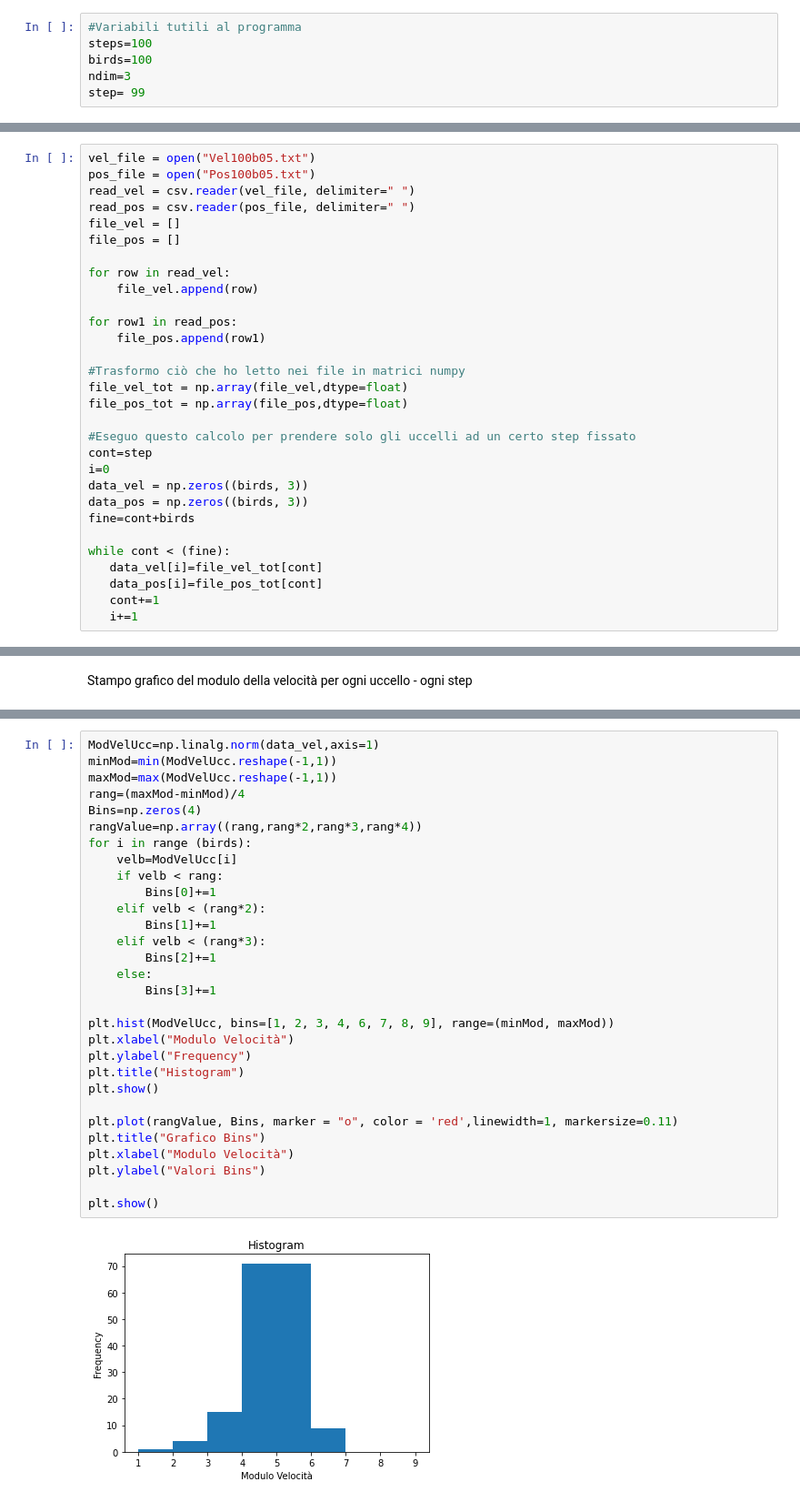
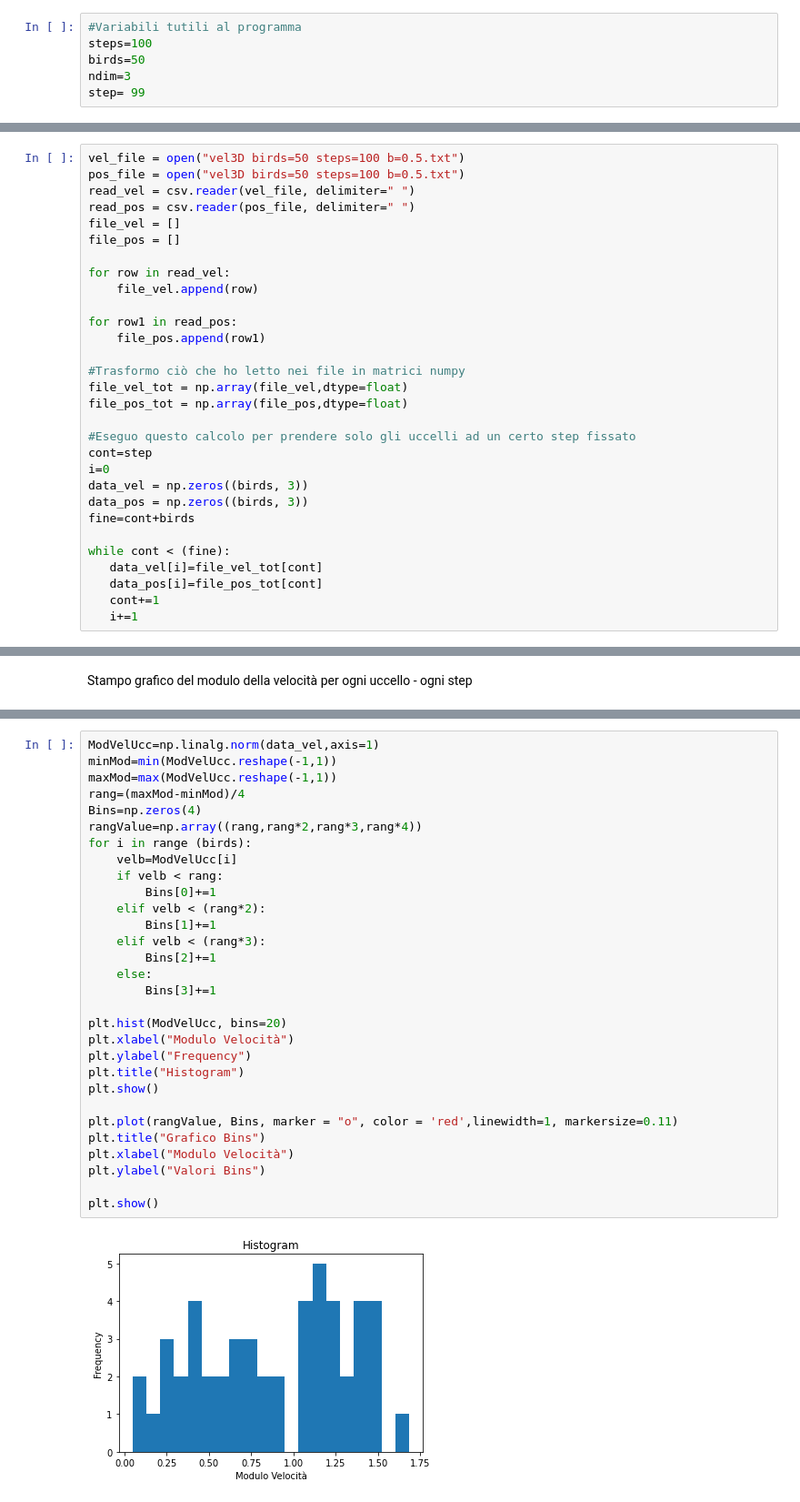
Before and after one commit to unibo-niccolotonin/Esame-Sistemi-Complessi-Stormi, a Jupyter notebook: FlockingCalcoli (3).ipynb, the cells around one changed output, grey strips where cells are left out. Shown at 91% size. Drawn from its saved outputs; the diff is of its cells as text.

```diff
--- a/FlockingCalcoli (3).ipynb
+++ b/FlockingCalcoli (3).ipynb
@@ -13,7 +13,7 @@ import seaborn as sns
 # %%
 #Variabili tutili al programma
 steps=100
-birds=100
+birds=50
 ndim=3
 step= 99
 # %% [markdown]
@@ -21,8 +21,8 @@ Dai file di testo, prodotti dal programmi precedenti, leggo le velocità e le po
 Si ricordi di modificare sempre il nome del file di cui si sta leggendo, il numero degli uccelli, numero di steps usati e step di riferimento, per poter eseguire i calcoli.
 Nei file di testo ogni n righe (n=birds) rappresenta un singolo step.
 # %%
-vel_file = open("Vel100b05.txt")
-pos_file = open("Pos100b05.txt")
+vel_file = open("vel3D birds=50 steps=100 b=0.5.txt")
+pos_file = open("vel3D birds=50 steps=100 b=0.5.txt")
 read_vel = csv.reader(vel_file, delimiter=" ")
 read_pos = csv.reader(pos_file, delimiter=" ")
 file_vel = []
@@ -230,32 +230,32 @@ plt.show()
 # %%
 ModVelUcc=np.linalg.norm(data_vel,axis=1)
 minMod=min(ModVelUcc.reshape(-1,1))
 maxMod=max(ModVelUcc.reshape(-1,1))
 rang=(maxMod-minMod)/4
 Bins=np.zeros(4)
 rangValue=np.array((rang,rang*2,rang*3,rang*4))
 for i in range (birds):
     velb=ModVelUcc[i]
     if velb < rang:
         Bins[0]+=1
     elif velb < (rang*2):
         Bins[1]+=1
     elif velb < (rang*3):
         Bins[2]+=1
     else:
         Bins[3]+=1
 
-plt.hist(ModVelUcc, bins=[1, 2, 3, 4, 6, 7, 8, 9], range=(minMod, maxMod))
+plt.hist(ModVelUcc, bins=20)
 plt.xlabel("Modulo Velocità")
 plt.ylabel("Frequency")
 plt.title("Histogram")
 plt.show()
 
 plt.plot(rangValue, Bins, marker = "o", color = 'red',linewidth=1, markersize=0.11)
 plt.title("Grafico Bins")
 plt.xlabel("Modulo Velocità")
 plt.ylabel("Valori Bins")
 
 plt.show()
 # %% [output]
-[figure, old version]
+[figure, new version]
```
Also changed, not shown: parts of 5 cells of this notebook, 1 other file.
